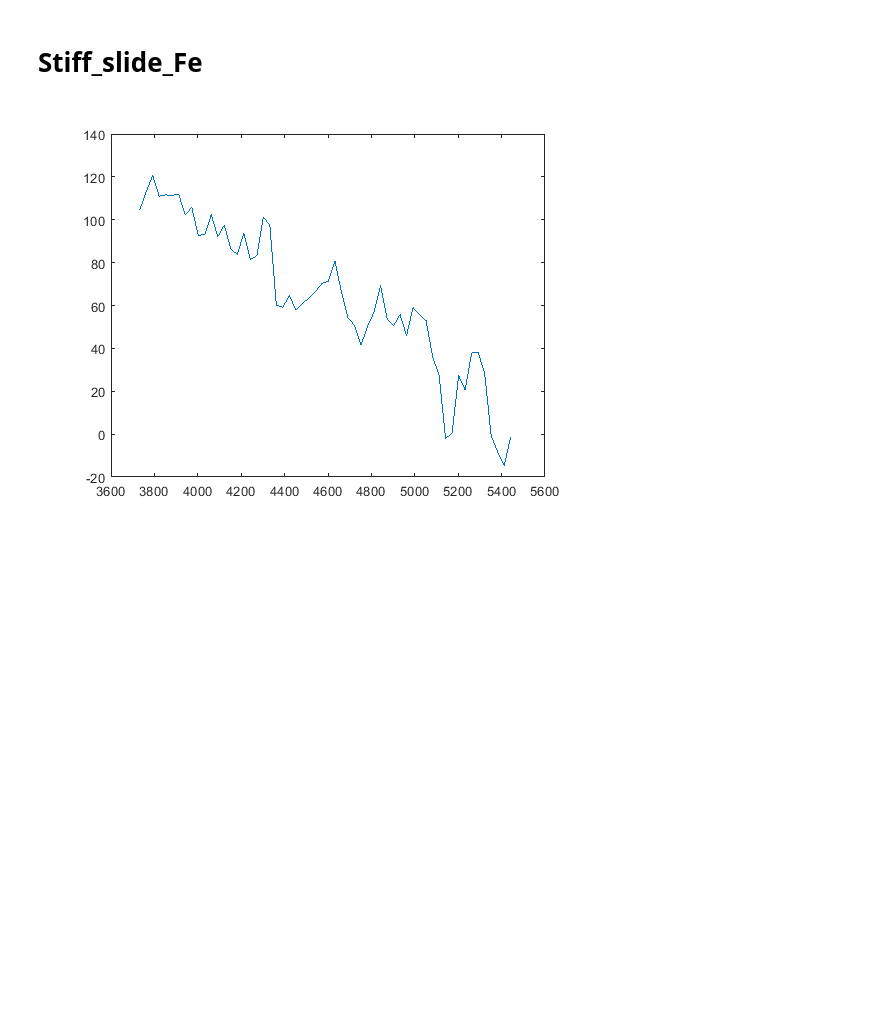
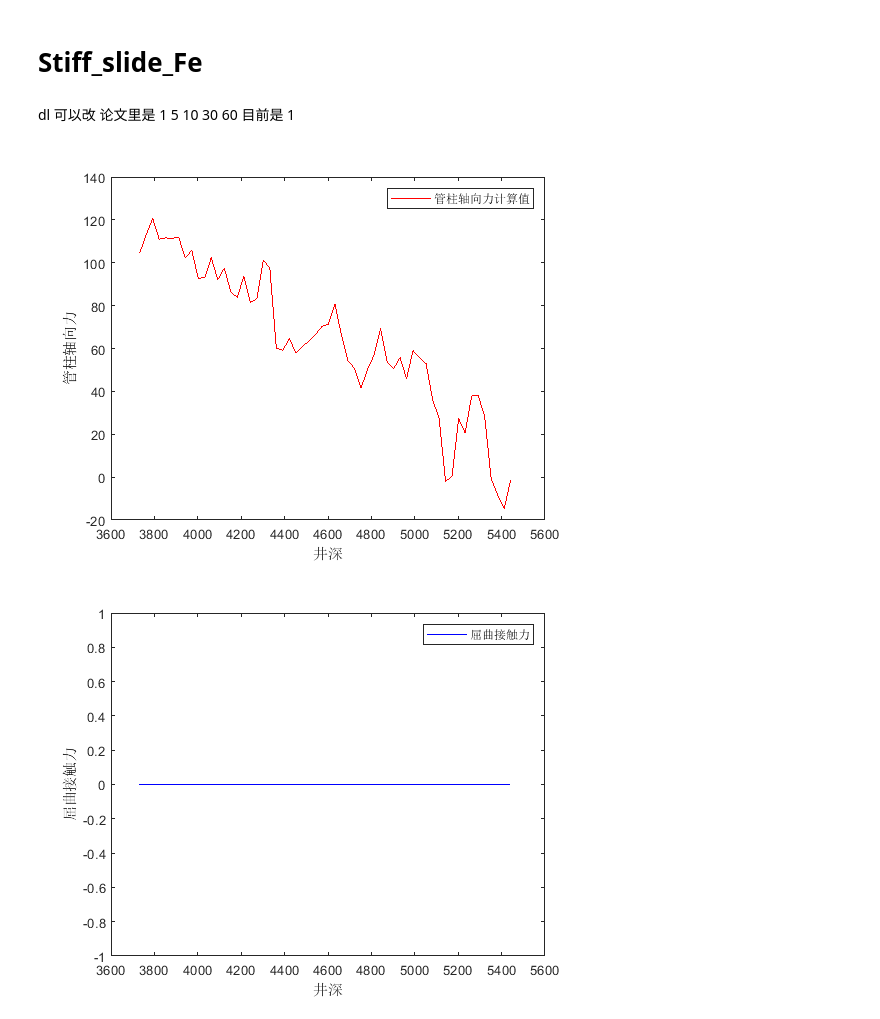
Before and after one commit to dlkunsheng/kb, a Jupyter notebook: dist/risk-identification/_sources/摩阻扭矩-Stiff_slide_Fe.ipynb, the cells around one changed output. Cells and saved outputs as stored; diff of their text form; code cells hidden in the pictures; blank space fills up the shorter version.

```diff
--- a/dist/risk-identification/_sources/摩阻扭矩-Stiff_slide_Fe.ipynb
+++ b/dist/risk-identification/_sources/摩阻扭矩-Stiff_slide_Fe.ipynb
@@ -1,37 +1,55 @@
 # %% [markdown]
 # Stiff_slide_Fe
+# %% [markdown]
+dl 可以改 论文里是 1 5 10 30 60  目前是 1
 # %%
 clc;clear;close all;
 cd("D:\桌面\毕设\材料\摩阻扭矩\MATLAB")
 %% 旋转钻进
 trajectory_parameters = xlsread('LH11-1-B4H3.xlsx','轨道','A2:C10000');       % 读取轨道数据，依次为井深、井斜角、井斜方位角
 pipe_parameters = xlsread('LH11-1-B4H3.xlsx','管柱数据','C5:G16');       % 读取套管柱数据，依次为内径，外径，接头外径，长度,线重
 well_parameters = xlsread('LH11-1-B4H3.xlsx','井身结构','B2:D3');        % 读取井身结构数据，依次为1上层导管下入深度，2上层套管内径，3井眼直径
 drill_parameters = xlsread('LH11-1-B4H3.xlsx','钻进数据','A2:G10000');	 % 读取钻进数据，依次为1井深，2钻压，3钻头扭矩，4转速，5管柱运动速度，6排量，7钻井液密度
 HK_TOR = xlsread('LH11-1-B4H3.xlsx','测量值','A2:C1000');      % 读取1井深2钩载3转盘扭矩
 %% 滑动钻进
 [alpha,k,kal,kph,tau,dk_ds,tz,nz,bz,dalpha_ds,dpha_ds]=traj_para_pchip(trajectory_parameters);      % 自定义函数计算插值后的计算轨迹参数
 [m,n] = size(drill_parameters );      % 钻进数据长度
 depth_start = ceil(drill_parameters(1,1));        % 钻进开始井深
 depth_end = floor(drill_parameters(m,1));         % 钻进开始井深
 mu1 = 0.1566;
 mu2 = 0.2697;
 mu_cal = [mu1,mu2];
 dL = 10;
 for i = 1:m
     depth_i = drill_parameters(i,1);        % 钻进井深
     if depth_i <= well_parameters(2,1)
         pipe_parameters_i = pipe_parameters(1:5,:);
         well_parameters_i = well_parameters(1,:);
     else
         pipe_parameters_i = pipe_parameters(6:10,:);
         well_parameters_i = well_parameters(2,:);
     end
     drill_parameters_i = drill_parameters(i,:);
     [Fe,wc] = drill_slide_stiff_cal_Fe(depth_i,pipe_parameters_i,well_parameters_i,drill_parameters_i,alpha,k,tau,dk_ds,tz,nz,bz,mu_cal,dL,0);
     Hookload(i,:) = Fe(1)/1000;     % 记录相应深度处的大钩载荷值
     depth_cal(i,:) = depth_i;
+    WC(i,:)=wc(1)/1000;
 end
-plot(depth_cal,Hookload)
+figure('Name','大钩载荷');
+
+plot(depth_cal,Hookload,'r');
+hold on;
+xlabel('井深'); % x轴标签
+ylabel('管柱轴向力');
+legend("管柱轴向力计算值");
+hold off;
+figure('Name','屈曲接触力');
+plot(depth_cal,WC,'b')
+hold on;
+xlabel('井深'); % x轴标签
+ylabel('屈曲接触力');
+legend("屈曲接触力");
+hold off;
 # %% [output]
-[figure, old version]
+[figure, new version]
+[figure, added]
```
Also changed, not shown: 45 other files.
